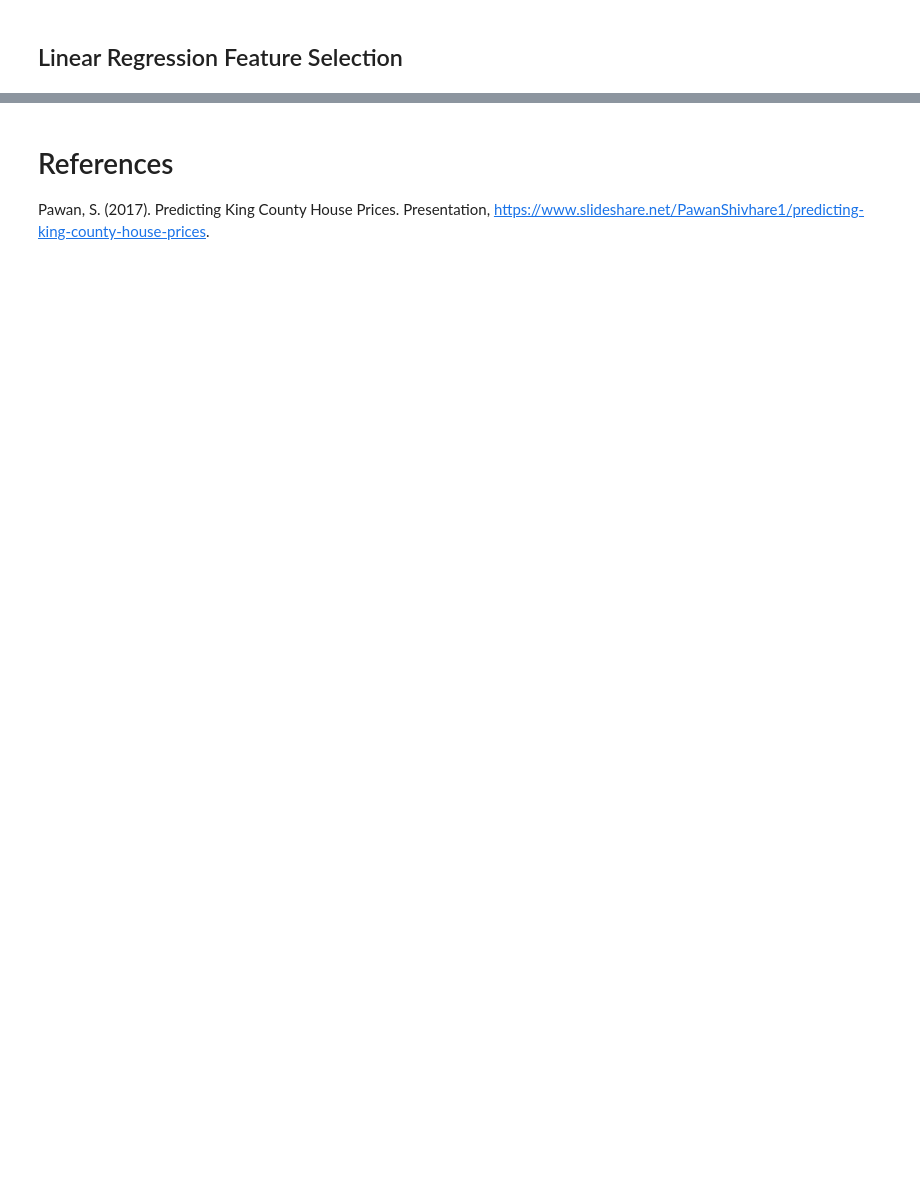
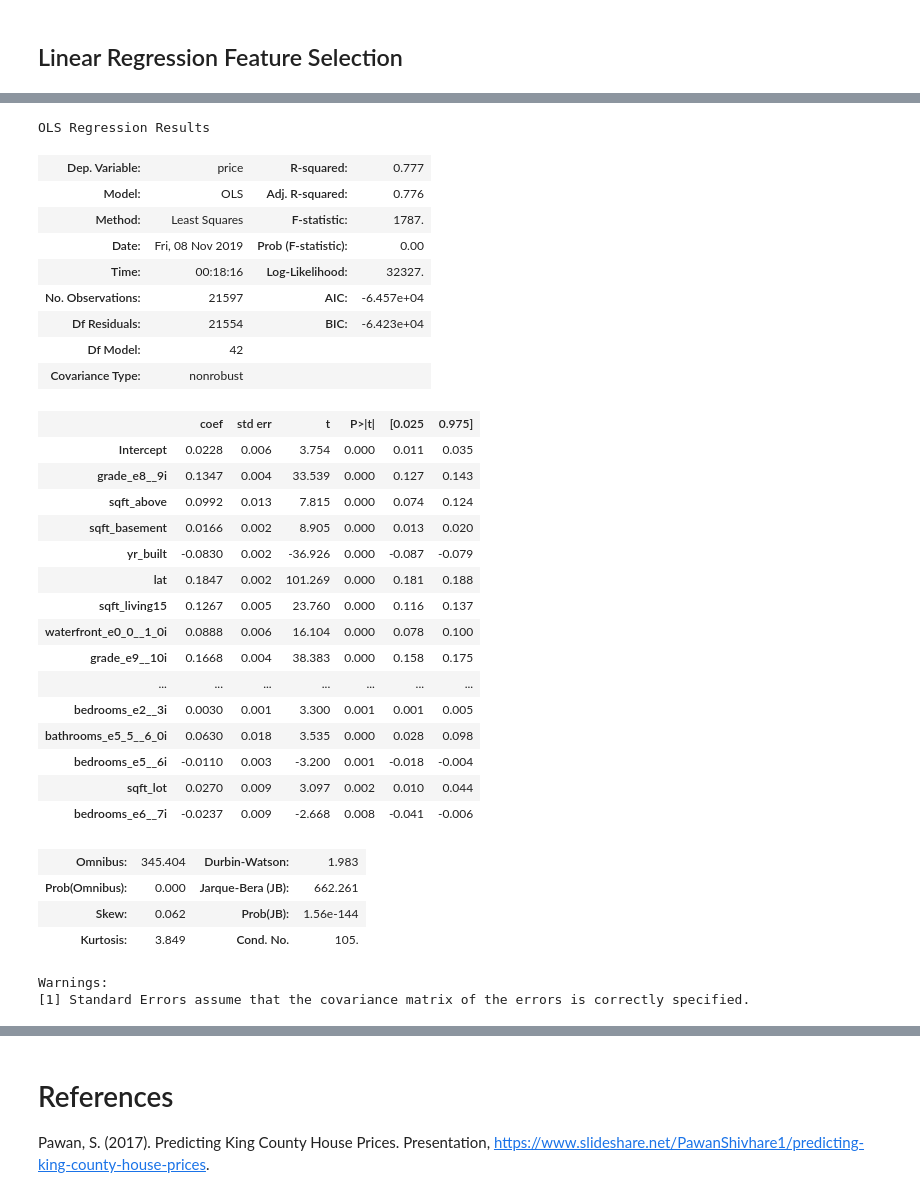
Before and after one commit to sacontreras/dsc-mod1-project, a Jupyter notebook: KingCountyHouseSales.ipynb, the cells around one changed output, grey strips where cells are left out. Drawn from its saved outputs; the diff is of its cells as text; code cells hidden in the pictures; blank space fills up the shorter version.

```diff
--- a/KingCountyHouseSales.ipynb
+++ b/KingCountyHouseSales.ipynb
@@ -702,0 +831,7 @@ def stepwise_selection(X, y,
+# %%
+tf = [target]
+kchd_renamed_cols_with_lt_scaled_target_df = min_max_scaling(log_transform(kchd_renamed_cols_df, tf), tf)
+data_fin = kchd_renamed_cols_with_lt_scaled_target_df.copy()
+kchd_no_target_with_lt_scaled_target_df = kchd_renamed_cols_with_lt_scaled_target_df.drop([target], axis=1)
+sig_features = stepwise_selection(kchd_no_target_with_lt_scaled_target_df, data_fin[target], verbose = True)
+print("\nresulting features:\n{}".format(sig_features))
@@ -702,0 +856,37 @@ def stepwise_selection(X, y,
+# %%
+f = target + '~' + "+".join(sig_features)
+model_fit_results = ols(formula=f, data=data_fin).fit()
+model_fit_results.summary()
+# %% [output]
+OLS Regression Results
+| Dep. Variable: | price | R-squared: | 0.777 |
+| Model: | OLS | Adj. R-squared: | 0.776 |
+| Method: | Least Squares | F-statistic: | 1787. |
+| Date: | Fri, 08 Nov 2019 | Prob (F-statistic): | 0.00 |
+| Time: | 00:18:16 | Log-Likelihood: | 32327. |
+| No. Observations: | 21597 | AIC: | -6.457e+04 |
+| Df Residuals: | 21554 | BIC: | -6.423e+04 |
+| Df Model: | 42 |  |  |
+| Covariance Type: | nonrobust |  |  |
+|  | coef | std err | t | P>|t| | [0.025 | 0.975] |
+| Intercept | 0.0228 | 0.006 | 3.754 | 0.000 | 0.011 | 0.035 |
+| grade_e8__9i | 0.1347 | 0.004 | 33.539 | 0.000 | 0.127 | 0.143 |
+| sqft_above | 0.0992 | 0.013 | 7.815 | 0.000 | 0.074 | 0.124 |
+| sqft_basement | 0.0166 | 0.002 | 8.905 | 0.000 | 0.013 | 0.020 |
+| yr_built | -0.0830 | 0.002 | -36.926 | 0.000 | -0.087 | -0.079 |
+| lat | 0.1847 | 0.002 | 101.269 | 0.000 | 0.181 | 0.188 |
+| sqft_living15 | 0.1267 | 0.005 | 23.760 | 0.000 | 0.116 | 0.137 |
+| waterfront_e0_0__1_0i | 0.0888 | 0.006 | 16.104 | 0.000 | 0.078 | 0.100 |
+| grade_e9__10i | 0.1668 | 0.004 | 38.383 | 0.000 | 0.158 | 0.175 |
+| ... | ... | ... | ... | ... | ... | ... |
+| bedrooms_e2__3i | 0.0030 | 0.001 | 3.300 | 0.001 | 0.001 | 0.005 |
+| bathrooms_e5_5__6_0i | 0.0630 | 0.018 | 3.535 | 0.000 | 0.028 | 0.098 |
+| bedrooms_e5__6i | -0.0110 | 0.003 | -3.200 | 0.001 | -0.018 | -0.004 |
+| sqft_lot | 0.0270 | 0.009 | 3.097 | 0.002 | 0.010 | 0.044 |
+| bedrooms_e6__7i | -0.0237 | 0.009 | -2.668 | 0.008 | -0.041 | -0.006 |
+| Omnibus: | 345.404 | Durbin-Watson: | 1.983 |
+| Prob(Omnibus): | 0.000 | Jarque-Bera (JB): | 662.261 |
+| Skew: | 0.062 | Prob(JB): | 1.56e-144 |
+| Kurtosis: | 3.849 | Cond. No. | 105. |
+Warnings:
+[1] Standard Errors assume that the covariance matrix of the errors is correctly specified.
```
Also changed, not shown: parts of 13 cells of this notebook.
